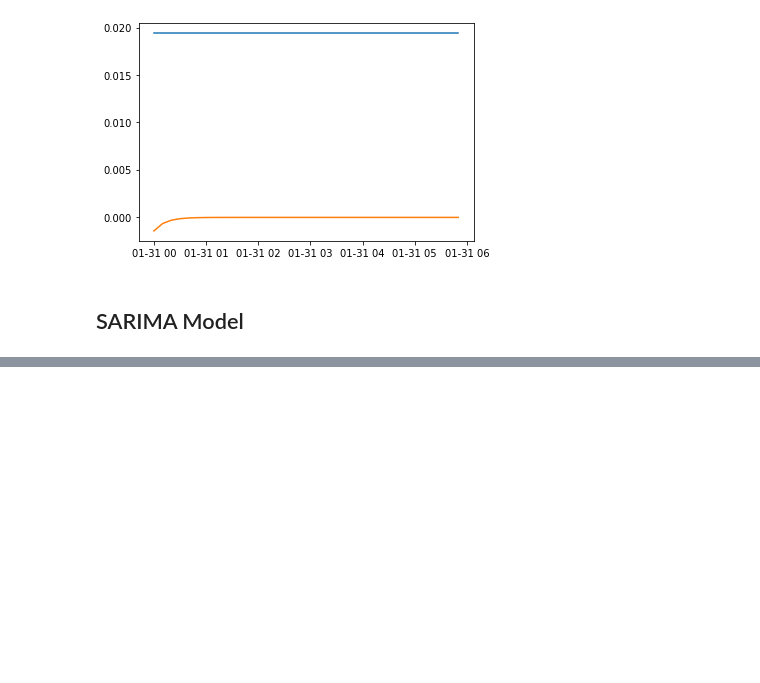
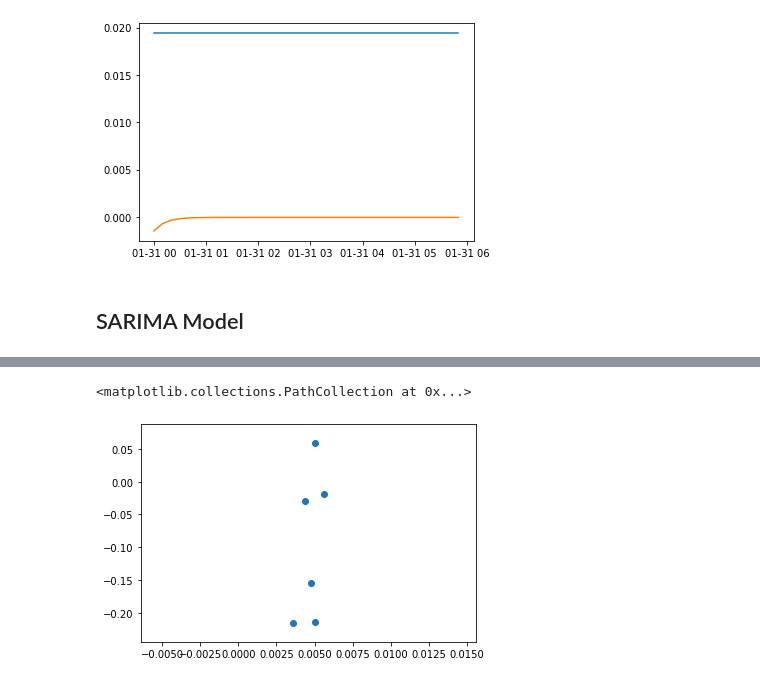
Before and after one commit to ThomTe314/capstone_quadra, a Jupyter notebook: Capstone ML.ipynb, the cells around one changed output, grey strips where cells are left out. Drawn from its saved outputs; the diff is of its cells as text; code cells hidden in the pictures; blank space fills up the shorter version.

```diff
--- a/Capstone ML.ipynb
+++ b/Capstone ML.ipynb
@@ -903,0 +1047,5 @@ MemoryError: Unable to allocate 158. MiB for an array with shape (146, 146, 972)
+# %%
+plt.scatter(sarimax_test[40].target_losses_norm, sarimax_results[40].predict(1, len(sarimax_results[40].fittedvalues)+36, exog = sarimax_exog[40][:37])[-6:])
+# %% [output]
+<matplotlib.collections.PathCollection at 0x...>
+[figure, added]
```
Also changed, not shown: parts of 20 cells of this notebook, 1 other file.
